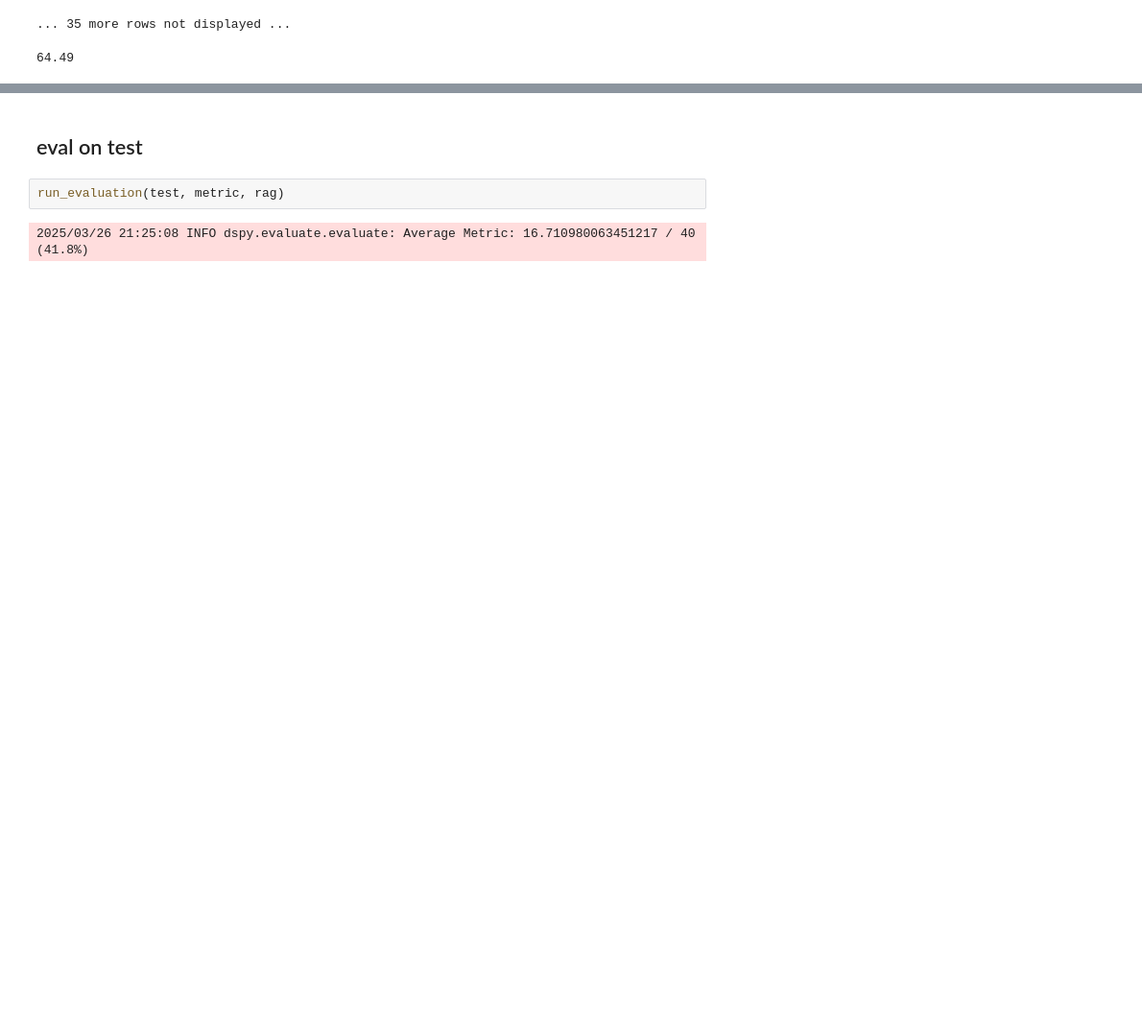
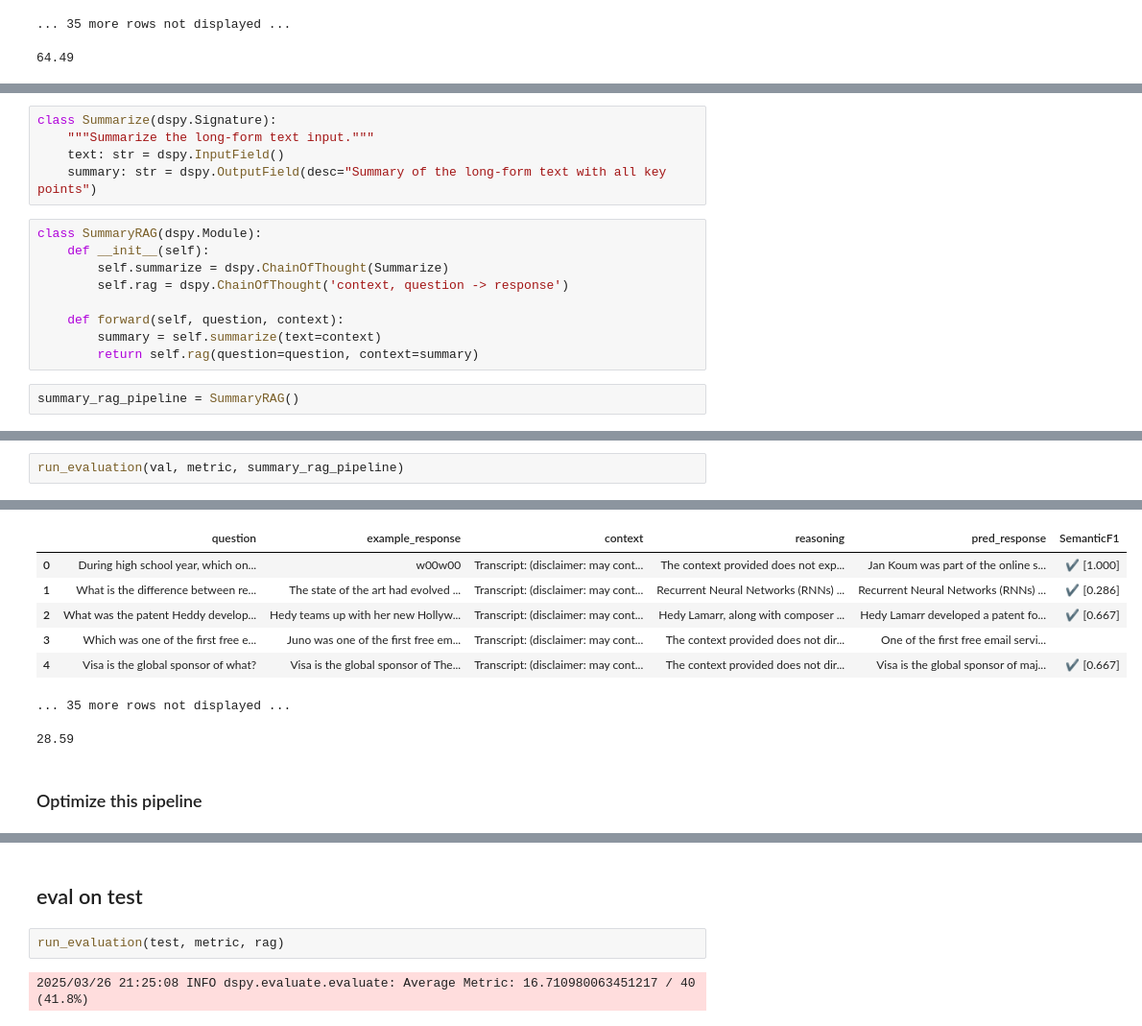
Before and after one commit to yzjing/dspy_demo, a Jupyter notebook: dspy_demo.ipynb, the cells around one changed output, grey strips where cells are left out. Shown: that part at 96% size. Saved outputs shown, nothing was run; the diff lists cells and outputs as text; blank space fills up the shorter version.

```diff
--- a/dspy_demo.ipynb
+++ b/dspy_demo.ipynb
@@ -243,0 +248,16 @@ run_evaluation(val, metric, optimized_rag_pipeline)
+# %%
+class Summarize(dspy.Signature):
+    """Summarize the long-form text input."""
+    text: str = dspy.InputField()
+    summary: str = dspy.OutputField(desc="Summary of the long-form text with all key points")
+# %%
+class SummaryRAG(dspy.Module):
+    def __init__(self):
+        self.summarize = dspy.ChainOfThought(Summarize)
+        self.rag = dspy.ChainOfThought('context, question -> response')
+
+    def forward(self, question, context):
+        summary = self.summarize(text=context)
+        return self.rag(question=question, context=summary)
+# %%
+summary_rag_pipeline = SummaryRAG()
@@ -243,0 +271,3 @@ run_evaluation(val, metric, optimized_rag_pipeline)
+# %%
+run_evaluation(val, metric, summary_rag_pipeline)
+# %% [output]
@@ -243,0 +275,10 @@ run_evaluation(val, metric, optimized_rag_pipeline)
+|  | question | example_response | context | reasoning | pred_response | SemanticF1 |
+| 0 | During high school year, which on... | w00w00 | Transcript: (disclaimer: may cont... | The context provided does not exp... | Jan Koum was part of the online s... | ✔️ [1.000] |
+| 1 | What is the difference between re... | The state of the art had evolved ... | Transcript: (disclaimer: may cont... | Recurrent Neural Networks (RNNs) ... | Recurrent Neural Networks (RNNs) ... | ✔️ [0.286] |
+| 2 | What was the patent Heddy develop... | Hedy teams up with her new Hollyw... | Transcript: (disclaimer: may cont... | Hedy Lamarr, along with composer ... | Hedy Lamarr developed a patent fo... | ✔️ [0.667] |
+| 3 | Which was one of the first free e... | Juno was one of the first free em... | Transcript: (disclaimer: may cont... | The context provided does not dir... | One of the first free email servi... |  |
+| 4 | Visa is the global sponsor of what? | Visa is the global sponsor of The... | Transcript: (disclaimer: may cont... | The context provided does not dir... | Visa is the global sponsor of maj... | ✔️ [0.667] |
+... 35 more rows not displayed ...
+28.59
+# %% [markdown]
+### Optimize this pipeline
```
Also changed, not shown: parts of 6 cells of this notebook.
